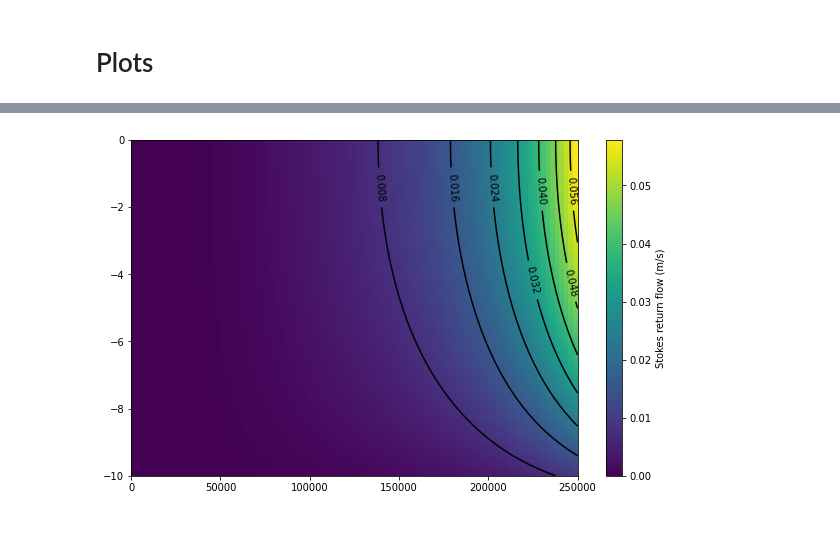
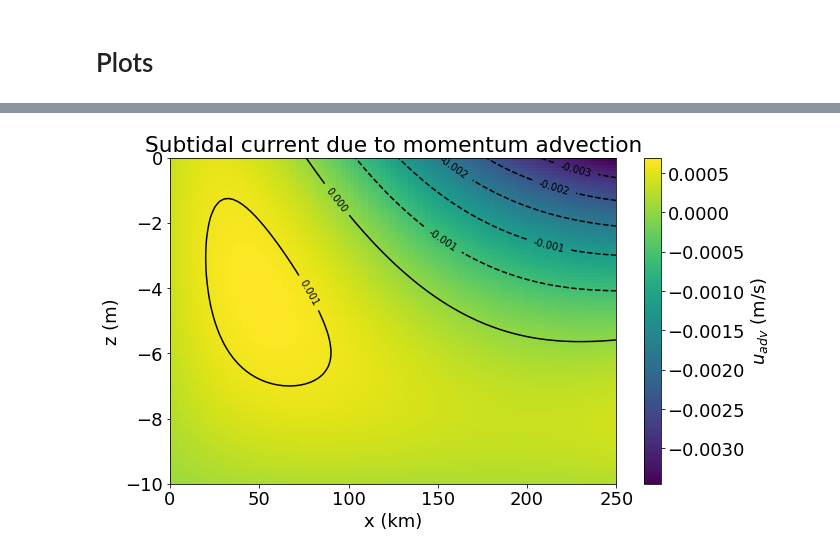
Before and after one commit to JinyangWang27/singleChannel2DV, a Jupyter notebook: singleChannel2DV.ipynb, the cells around one changed output, grey strips where cells are left out. Saved outputs shown, nothing was run; the diff lists cells and outputs as text; code cells hidden in the pictures; blank space fills up the shorter version.

```diff
--- a/singleChannel2DV.ipynb
+++ b/singleChannel2DV.ipynb
@@ -15,6 +15,7 @@ from scipy import integrate
 # plt.rc('ytick', labelsize=fsize)
 # plt.rc('legend', fontsize=fsize-3)
 plt.rc('axes', grid=True)
+plt.rc('font', size=18)
 # %% [markdown]
 Channel settings
 
@@ -134,13 +186,9 @@ u_vda = fz * pressure_gradient_vda - (Z/H + 1 + r) * H * Fvda
 # %%
-
 dudx = -1j * g / omega * (1 - beta * np.cosh(gamma * Z)) * d2etadx2
 dudz = 1j * g * gamma / omega * beta * np.sinh(gamma * Z) * detadx
 Fadv = .5 * np.real(u * dudx.conj() + w * dudz.conj())
-
 up_adv = -H / Av * (Z/H + 1 + r) * np.trapz(Fadv, z, axis=1) + 1 / Av * ((Z * integrate.cumtrapz(Fadv, z, axis=1, initial=0) -  integrate.cumtrapz(Fadv * Z, z, axis=1, initial=0)))
 
 pressure_gradient_adv = coef * np.trapz(up_adv, z, axis=1)
 eta_adv = integrate.cumtrapz(pressure_gradient_adv[::-1], x[::-1], initial=0)[::-1]
-
-
-plt.plot(x, eta_adv)
+u_adv = fz * pressure_gradient_adv + up_adv
@@ -179,10 +300,14 @@ plt.plot(x, eta_Stokes)
 # %%
-plt.figure(figsize=(10, 6.18))
-cp = plt.pcolor(X, Z, u_Stokes)
+#@title
+plt.figure(figsize=(10, 6))
+cp = plt.pcolor(X/1000, Z, u_adv)
 cb = plt.colorbar(cp)
-cb.set_label('Stokes return flow (m/s)')
-contour = plt.contour(X, Z, u_Stokes, colors='k')
+cb.set_label('$u_{adv}$ (m/s)')
+contour = plt.contour(X/1000, Z, u_adv, colors='k')
 plt.clabel(contour, inline=1, fontsize=10)
+plt.title('Subtidal current due to momentum advection')
+plt.xlabel('x (km)')
+plt.ylabel('z (m)')
 plt.show()
 # %% [output]
-[figure, old version]
+[figure, new version]
```
Also changed, not shown: parts of 25 cells of this notebook.
